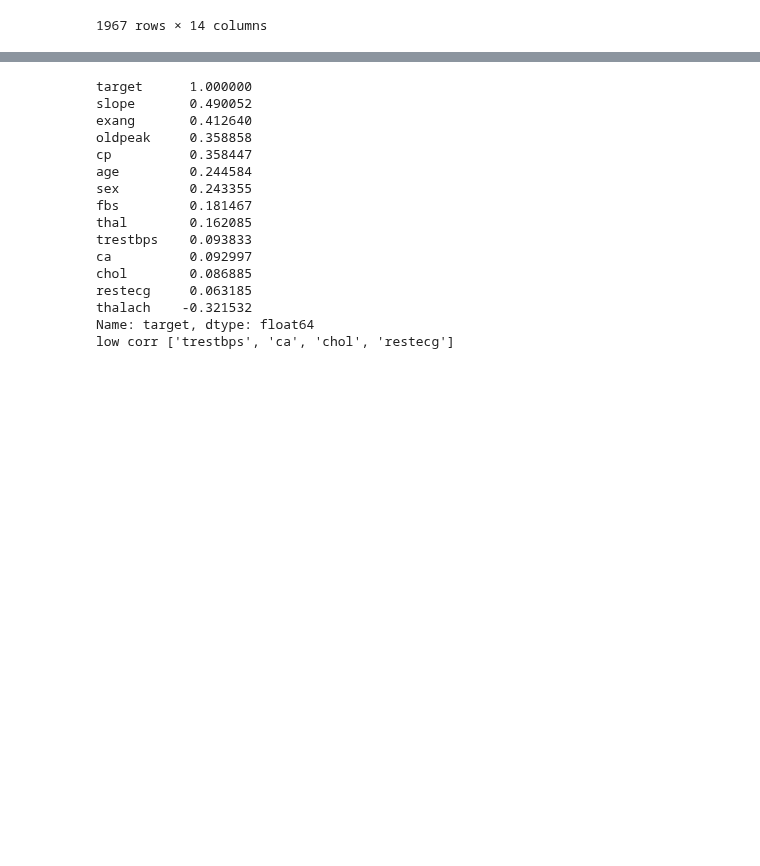
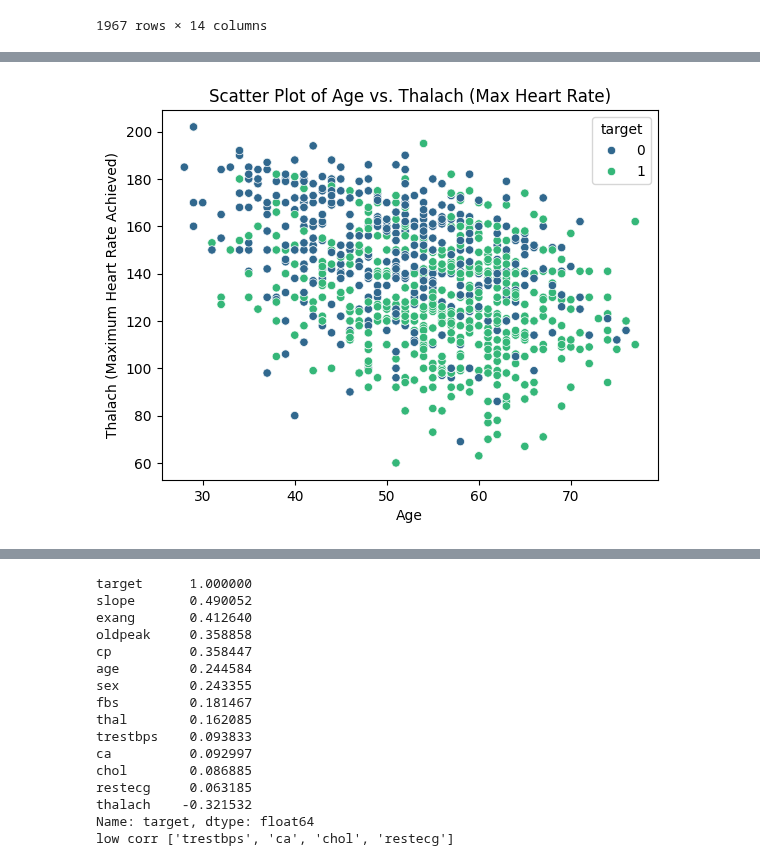
Before and after one commit to MarcusABertli/heart-disease-project, a Jupyter notebook: heart_disease_project.ipynb, the cells around one changed output, grey strips where cells are left out. Saved outputs shown, nothing was run; the diff lists cells and outputs as text; code cells hidden in the pictures; blank space fills up the shorter version.

Commit message:
Add Jupyter notebook for heart disease project

```diff
--- a/heart_disease_project.ipynb
+++ b/heart_disease_project.ipynb
@@ -102,0 +122,8 @@ df['target'] = df['target'].apply(lambda x: 1 if x > 0 else 0)
+# %%
+sns.scatterplot(data=df, x='age', y='thalach', hue='target', palette='viridis')
+plt.title('Scatter Plot of Age vs. Thalach (Max Heart Rate)')
+plt.xlabel('Age')
+plt.ylabel('Thalach (Maximum Heart Rate Achieved)')
+plt.show()
+# %% [output]
+[figure, added]
```
Also changed, not shown: parts of 14 cells of this notebook.
